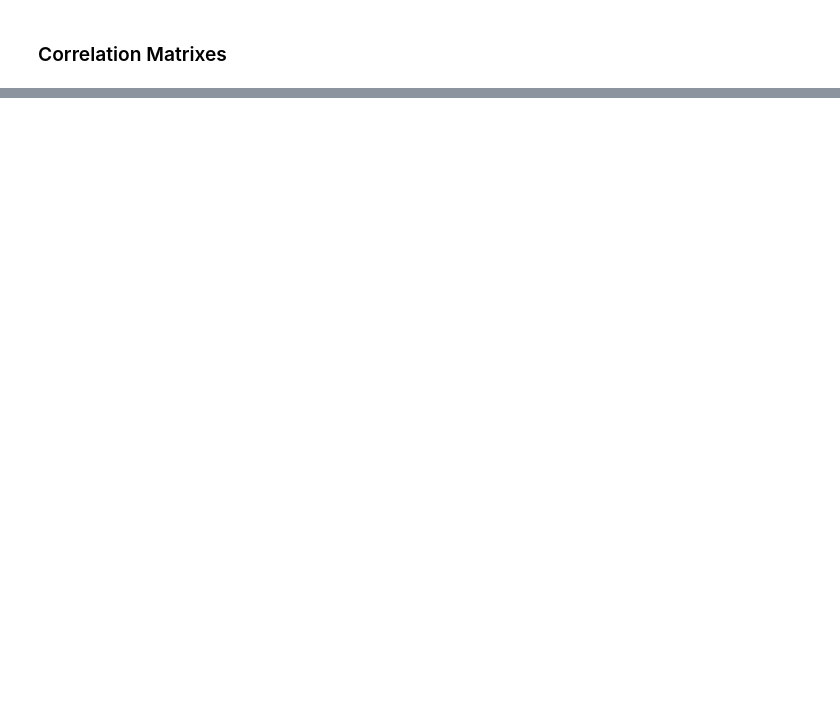
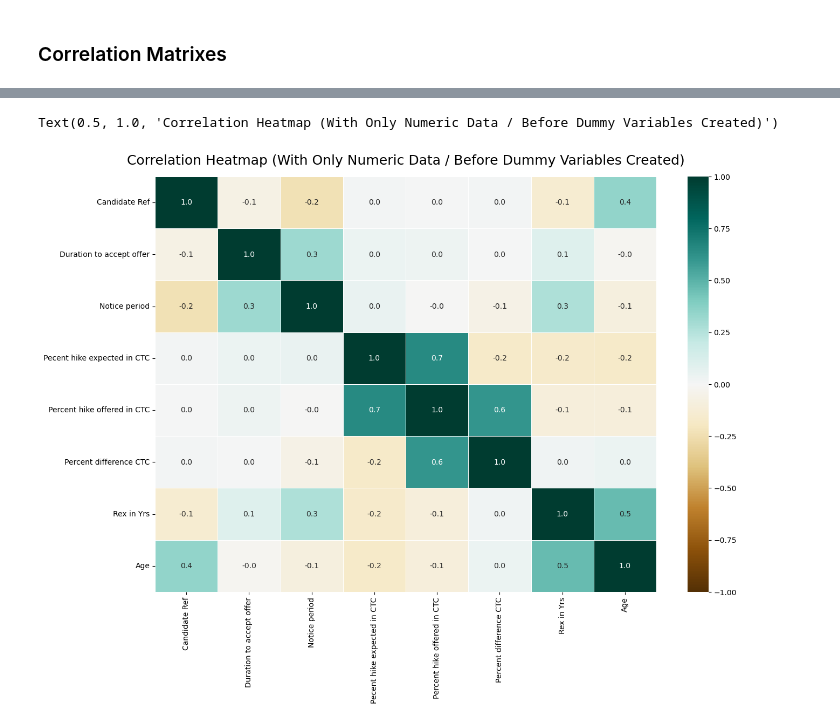
Before and after one commit to nbcarroll/Data-Science-Projects, a Jupyter notebook: Scalene Works/scalene_works.ipynb, the cells around one changed output, grey strips where cells are left out. Cells and saved outputs as stored; diff of their text form; code cells hidden in the pictures; blank space fills up the shorter version.

```diff
--- a/Scalene Works/scalene_works.ipynb
+++ b/Scalene Works/scalene_works.ipynb
@@ -159,12 +110,2 @@ It does seem like the most extreme outliers are for folks who were directly targ
-# %%
-df = px.data.tips()
-fig = px.box(data, x='LOB',
-                   y="Duration to accept offer",
-                   color="Status",
-                   title="Boxplot Comparison of Candidates By Line of Business")
-fig.update_traces(quartilemethod="exclusive") # or "inclusive", or "linear" by default
-fig.update_yaxes(title_text='Days Given to Accept Offer')
-fig.update_xaxes(title_text='Line of Business')
-fig.show()
 # %% [markdown]
 ### Correlation Matrixes
@@ -191,4 +111,0 @@ Text(0.5, 1.0, 'Correlation Heatmap (With Only Numeric Data / Before Dummy Varia
-# %%
-df = data
-dfcat_cols = df.select_dtypes('object').columns.tolist()
-df = pd.get_dummies(df, columns=dfcat_cols, drop_first=True)
@@ -694,0 +112,18 @@ weighted avg       0.84      0.84      0.84      2926
+# %%
+# https://medium.com/@szabo.bibor/how-to-create-a-seaborn-correlation-heatmap-in-python-834c0686b88e
+plt.figure(figsize=(15, 10))
+
+# define the mask to set the values in the upper triangle to True
+# mask = np.triu(np.ones_like(df.corr(), dtype=np.bool))
+heatmap = sns.heatmap(df.corr(),
+                    #   mask=mask,
+                      vmin=-1, vmax=1,
+                      fmt=".1f", # Round to One Decimal
+                      annot=True, # Annotate Values
+                      cmap='BrBG', # Change Color Palette,
+                      linewidth=.5
+                      )
+heatmap.set_title('Correlation Heatmap (With Only Numeric Data / Before Dummy Variables Created)', fontdict={'fontsize':18}, pad=16)
+# %% [output]
+Text(0.5, 1.0, 'Correlation Heatmap (With Only Numeric Data / Before Dummy Variables Created)')
+[figure, added]
```
Also changed, not shown: parts of 63 cells of this notebook.
